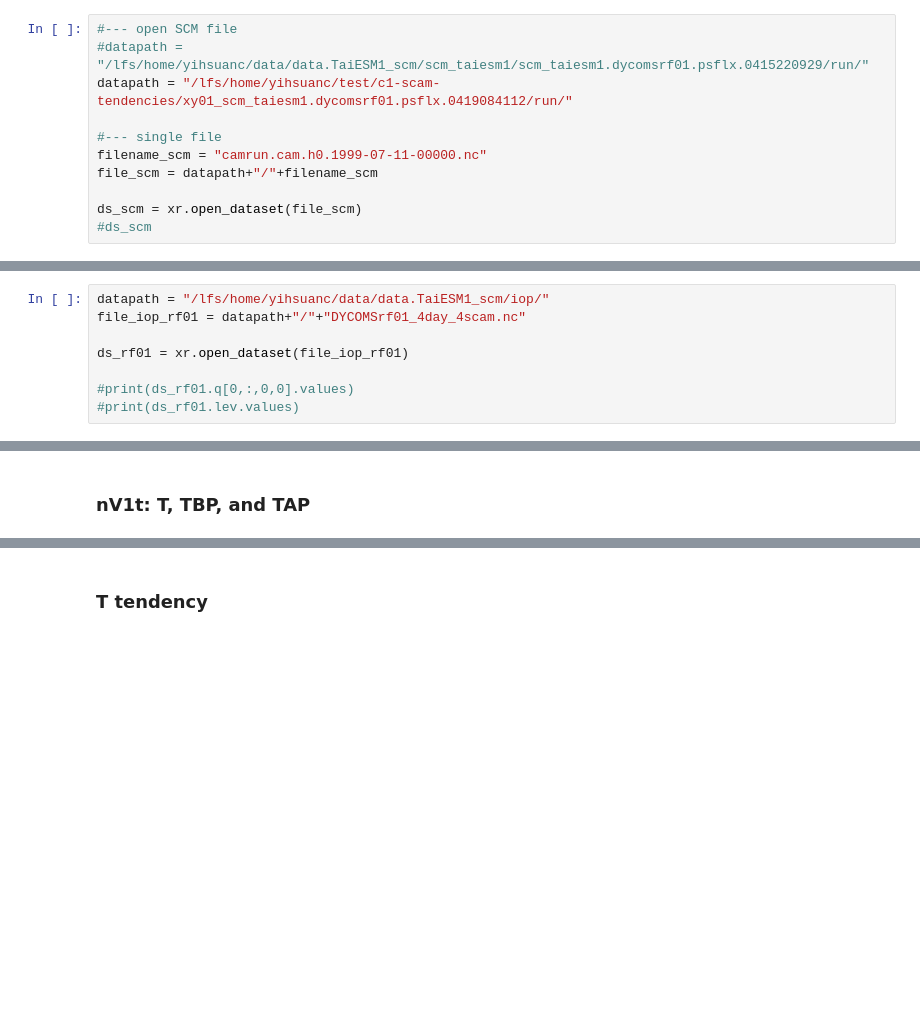
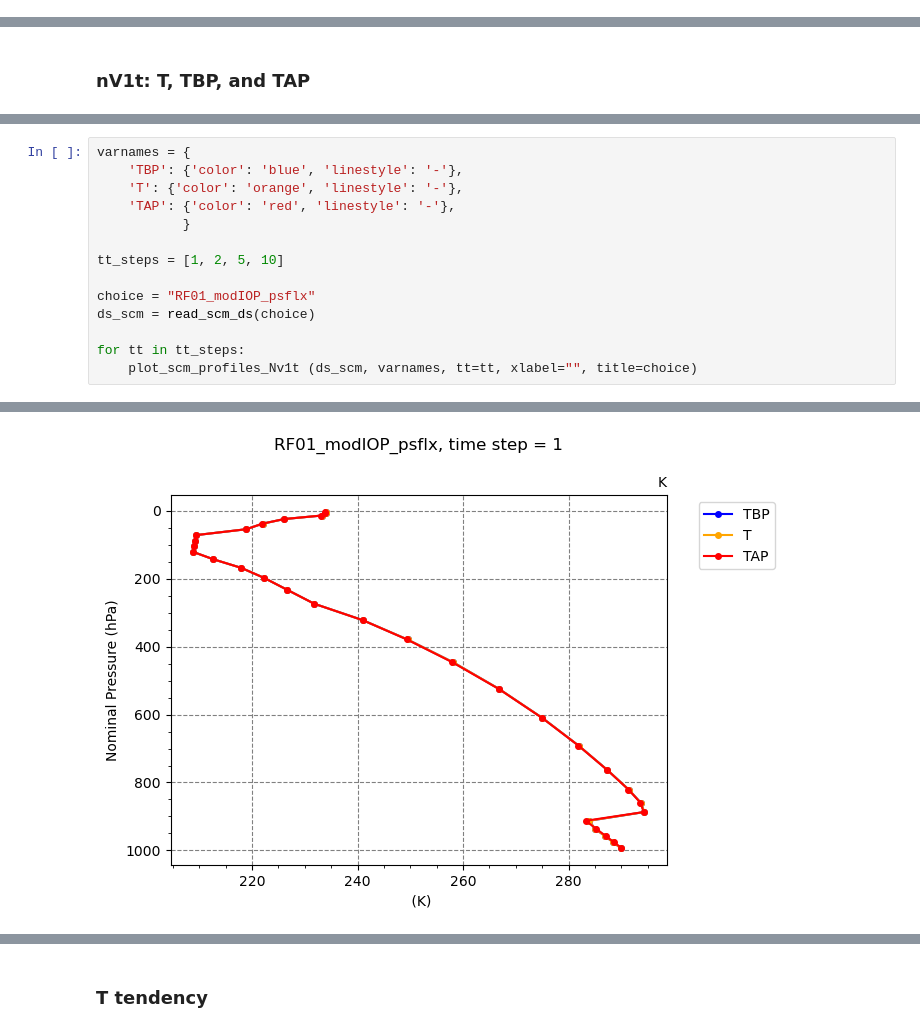
Before and after one commit to yihsuanchen/TaiESM1_Sc_diag, a Jupyter notebook: scam_taiesm1/plot/plot-scm_profiles.ipynb, the cells around one changed output, grey strips where cells are left out. Cells and saved outputs as stored; diff of their text form; blank space fills up the shorter version.

```diff
--- a/scam_taiesm1/plot/plot-scm_profiles.ipynb
+++ b/scam_taiesm1/plot/plot-scm_profiles.ipynb
@@ -24,11 +19,0 @@ xr.set_options(keep_attrs=True)  # keep attributes after xarray operation
-# %%
-#--- open SCM file
-#datapath = "/lfs/home/yihsuanc/data/data.TaiESM1_scm/scm_taiesm1/scm_taiesm1.dycomsrf01.psflx.0415220929/run/"
-datapath = "/lfs/home/yihsuanc/test/c1-scam-tendencies/xy01_scm_taiesm1.dycomsrf01.psflx.0419084112/run/"
-
-#--- single file
-filename_scm = "camrun.cam.h0.1999-07-11-00000.nc"
-file_scm = datapath+"/"+filename_scm
-
-ds_scm = xr.open_dataset(file_scm)
-#ds_scm
@@ -37,8 +19,0 @@ ds_scm = xr.open_dataset(file_scm)
-# %%
-datapath = "/lfs/home/yihsuanc/data/data.TaiESM1_scm/iop/"
-file_iop_rf01 = datapath+"/"+"DYCOMSrf01_4day_4scam.nc"
-
-ds_rf01 = xr.open_dataset(file_iop_rf01)
-
-#print(ds_rf01.q[0,:,0,0].values)
-#print(ds_rf01.lev.values)
@@ -459,0 +379,15 @@ WARNING: function [unit_convert], unit_in [K] is not supported for auto conversi
+# %%
+varnames = {
+    'TBP': {'color': 'blue', 'linestyle': '-'},
+    'T': {'color': 'orange', 'linestyle': '-'},
+    'TAP': {'color': 'red', 'linestyle': '-'},
+           }
+
+tt_steps = [1, 2, 5, 10]
+
+choice = "RF01_modIOP_psflx"
+ds_scm = read_scm_ds(choice)
+
+for tt in tt_steps:
+    plot_scm_profiles_Nv1t (ds_scm, varnames, tt=tt, xlabel="", title=choice)
+# %% [output]
@@ -459,0 +397 @@ WARNING: function [unit_convert], unit_in [K] is not supported for auto conversi
+[figure, added]
```
Also changed, not shown: parts of 23 cells of this notebook.
